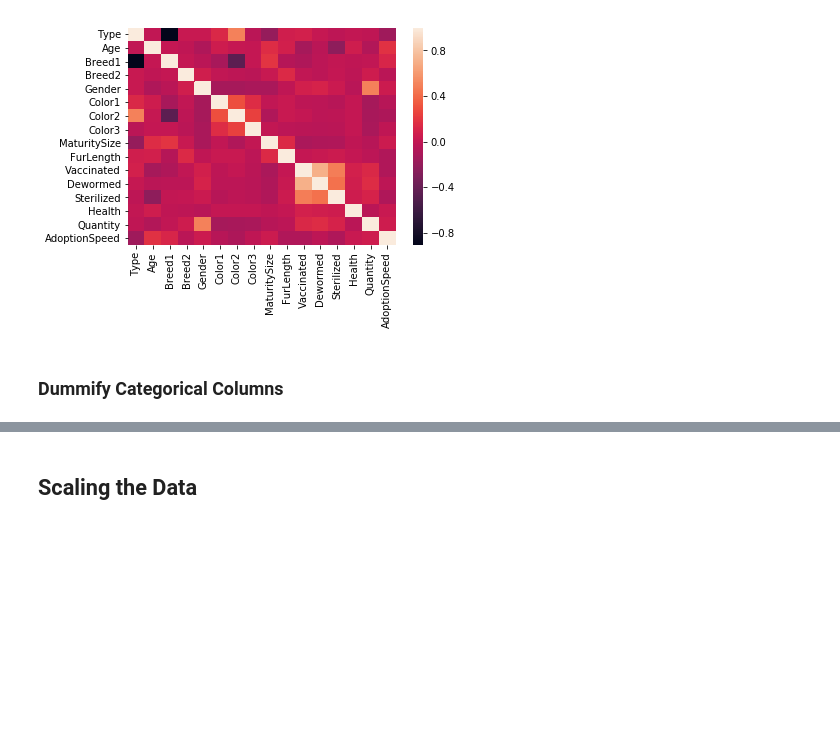
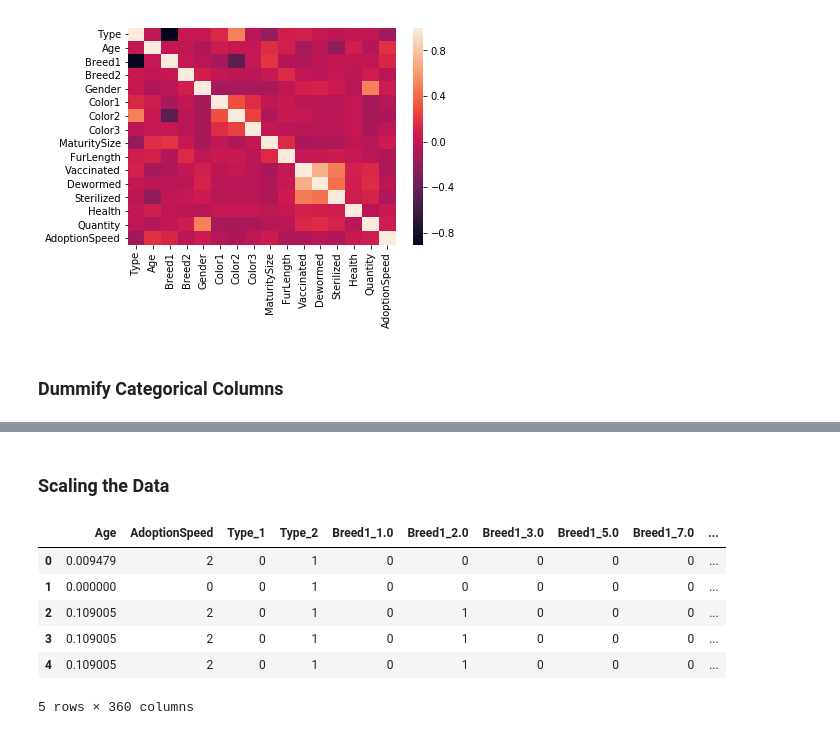
Before and after one commit to maheshbabugorantla/PetAdoption-Prediction, a Jupyter notebook: Kaggle-Notebook.ipynb, the cells around one changed output, grey strips where cells are left out. Drawn from its saved outputs; the diff is of its cells as text; code cells hidden in the pictures; blank space fills up the shorter version.

```diff
--- a/Kaggle-Notebook.ipynb
+++ b/Kaggle-Notebook.ipynb
@@ -426,0 +466,31 @@ plot_corr_heatmap(df=cat_breeds)
+# %% [markdown]
+### Scaling the Data
+# %%
+from sklearn.preprocessing import MinMaxScaler
+
+class CustomMinMaxScaler(TransformerMixin):
+    def __init__(self, cols):
+        self.cols = cols
+
+    def transform(self, df=None):
+        X = df.copy()
+        _minmax_scaler = MinMaxScaler()
+
+        for col in self.cols:
+            X[self.cols] = _minmax_scaler.fit_transform(X[self.cols])
+        return X
+
+    def fit(self, *_):
+        return self
+
+minmax_scaler = CustomMinMaxScaler(cols=['Age'])
+df_imputed = minmax_scaler.fit_transform(df_imputed)
+df_imputed.head()
+# %% [output]
+|  | Age | AdoptionSpeed | Type_1 | Type_2 | Breed1_1.0 | Breed1_2.0 | Breed1_3.0 | Breed1_5.0 | Breed1_7.0 | ... |
+| 0 | 0.009479 | 2 | 0 | 1 | 0 | 0 | 0 | 0 | 0 | ... |
+| 1 | 0.000000 | 0 | 0 | 1 | 0 | 0 | 0 | 0 | 0 | ... |
+| 2 | 0.109005 | 2 | 0 | 1 | 0 | 1 | 0 | 0 | 0 | ... |
+| 3 | 0.109005 | 2 | 0 | 1 | 0 | 1 | 0 | 0 | 0 | ... |
+| 4 | 0.109005 | 2 | 0 | 1 | 0 | 1 | 0 | 0 | 0 | ... |
+5 rows × 360 columns
@@ -427,4 +499,2 @@ plot_corr_heatmap(df=cat_breeds)
 # %%
 adoption_speed = df_imputed['AdoptionSpeed']
-# %% [markdown]
-## Scaling the Data
```
Also changed, not shown: parts of 16 cells of this notebook.
